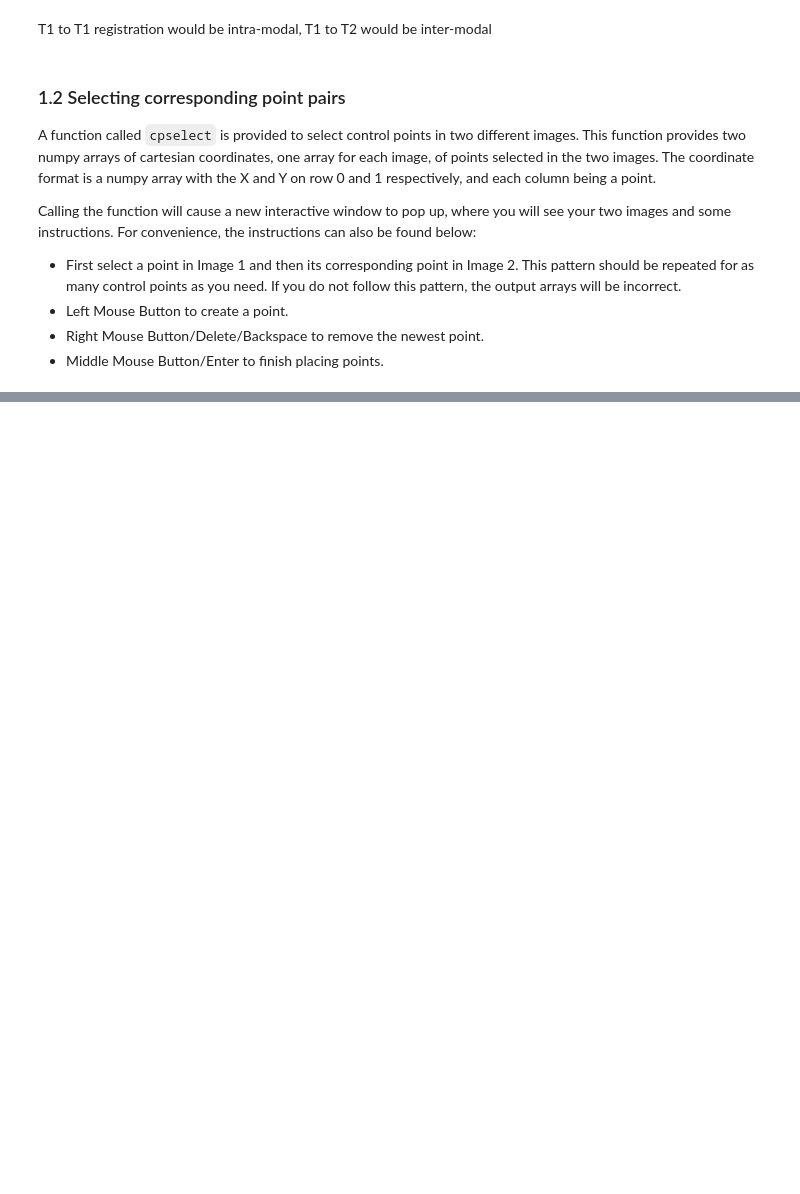
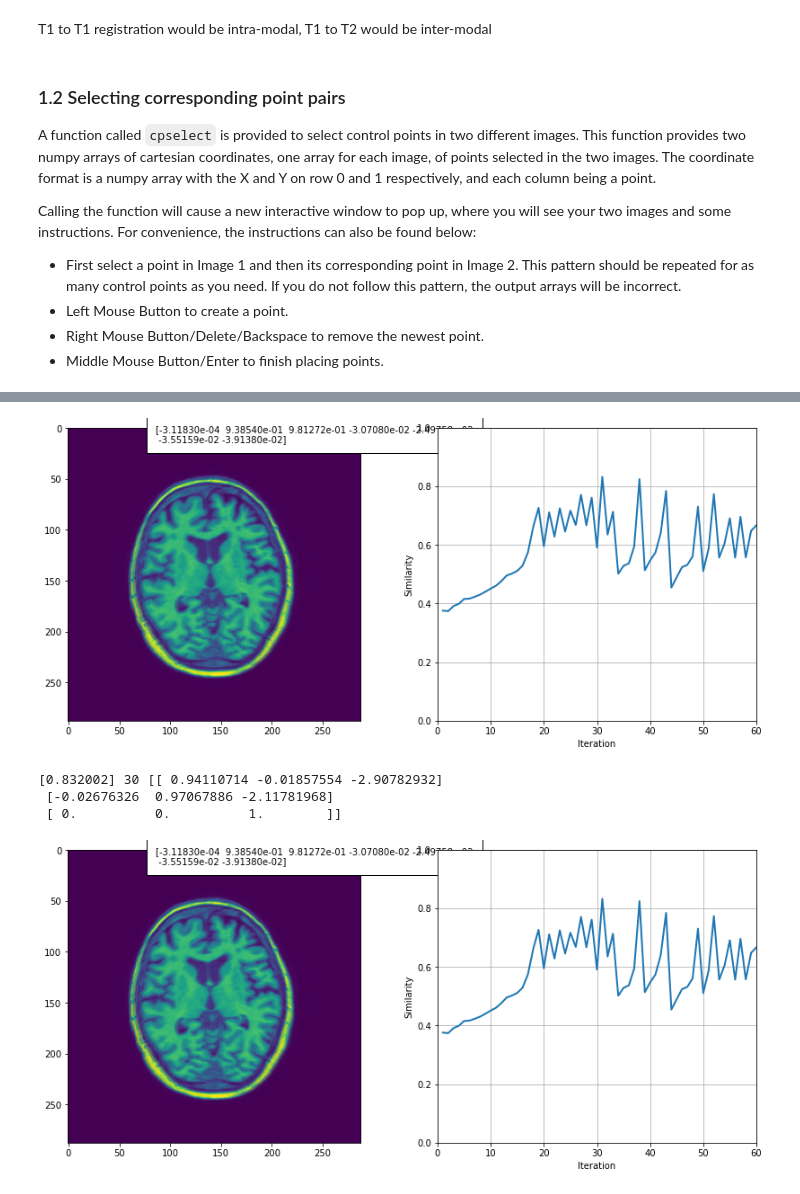
Before and after one commit to justinalittlefield/8dc00-mia, a Jupyter notebook: reader/1.6_Registration_project.ipynb, the cells around one changed output, grey strips where cells are left out. Drawn from its saved outputs; the diff is of its cells as text; code cells hidden in the pictures; blank space fills up the shorter version.

Commit message:
#5 project stuff

```diff
--- a/reader/1.6_Registration_project.ipynb
+++ b/reader/1.6_Registration_project.ipynb
@@ -185,3 +209,16 @@ intensity_based_registration_demo()
+# %%
+%matplotlib inline
+import sys
+sys.path.append("../code")
+from registration_project import intensity_based_registration_mi_affine
+#1.04 with no numba
+intensity_based_registration_mi_affine()
+# %% [output]
+[figure, added]
+[0.832002] 30 [[ 0.94110714 -0.01857554 -2.90782932]
+ [-0.02676326  0.97067886 -2.11781968]
+ [ 0.          0.          1.        ]]
+[figure, added]
 # %% [markdown]
 <div style="float:right;margin:-5px 5px"><img src="../reader/assets/todo_ico.png" width="42" height="42"></div>
 
```
Also changed, not shown: parts of 5 cells of this notebook, 5 other files.
